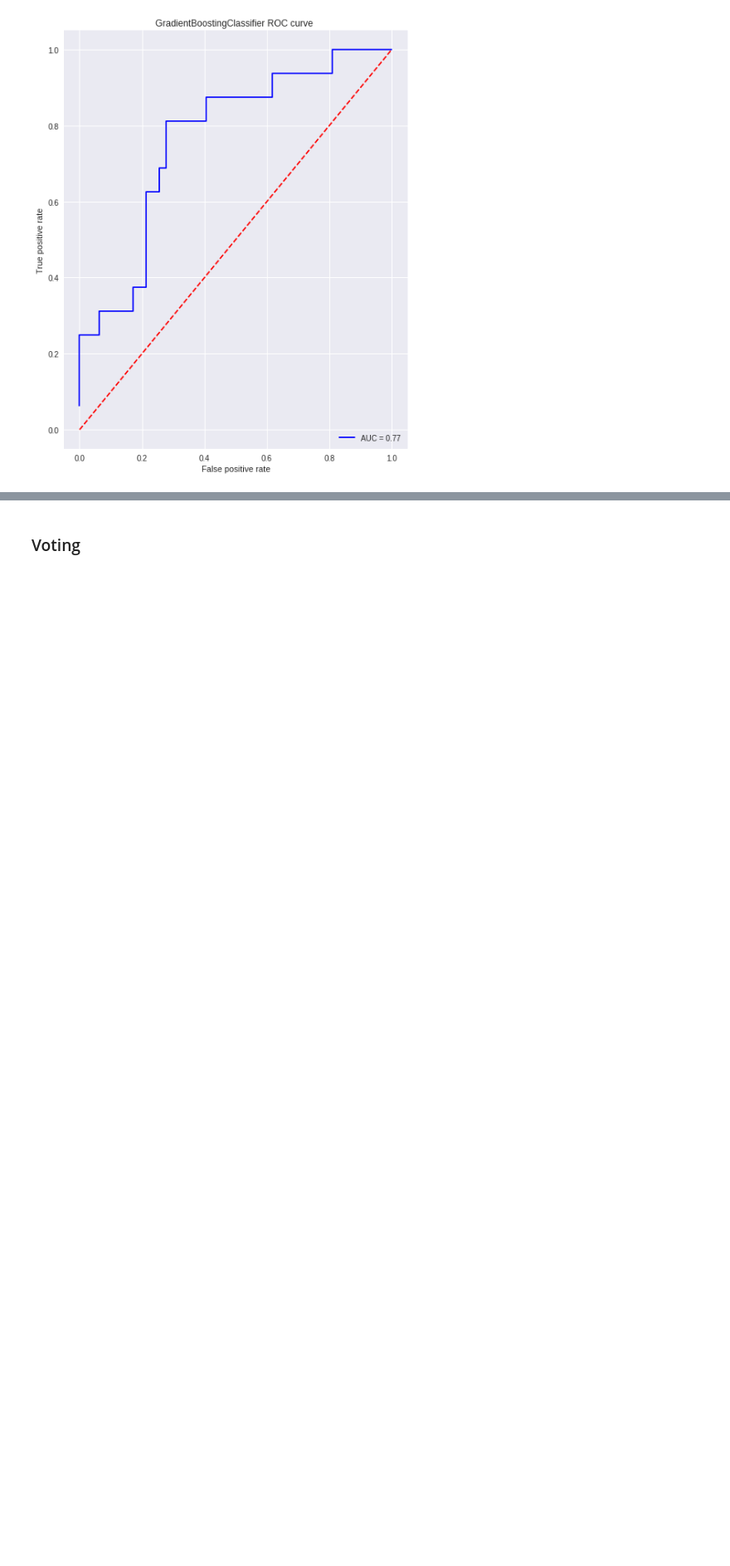
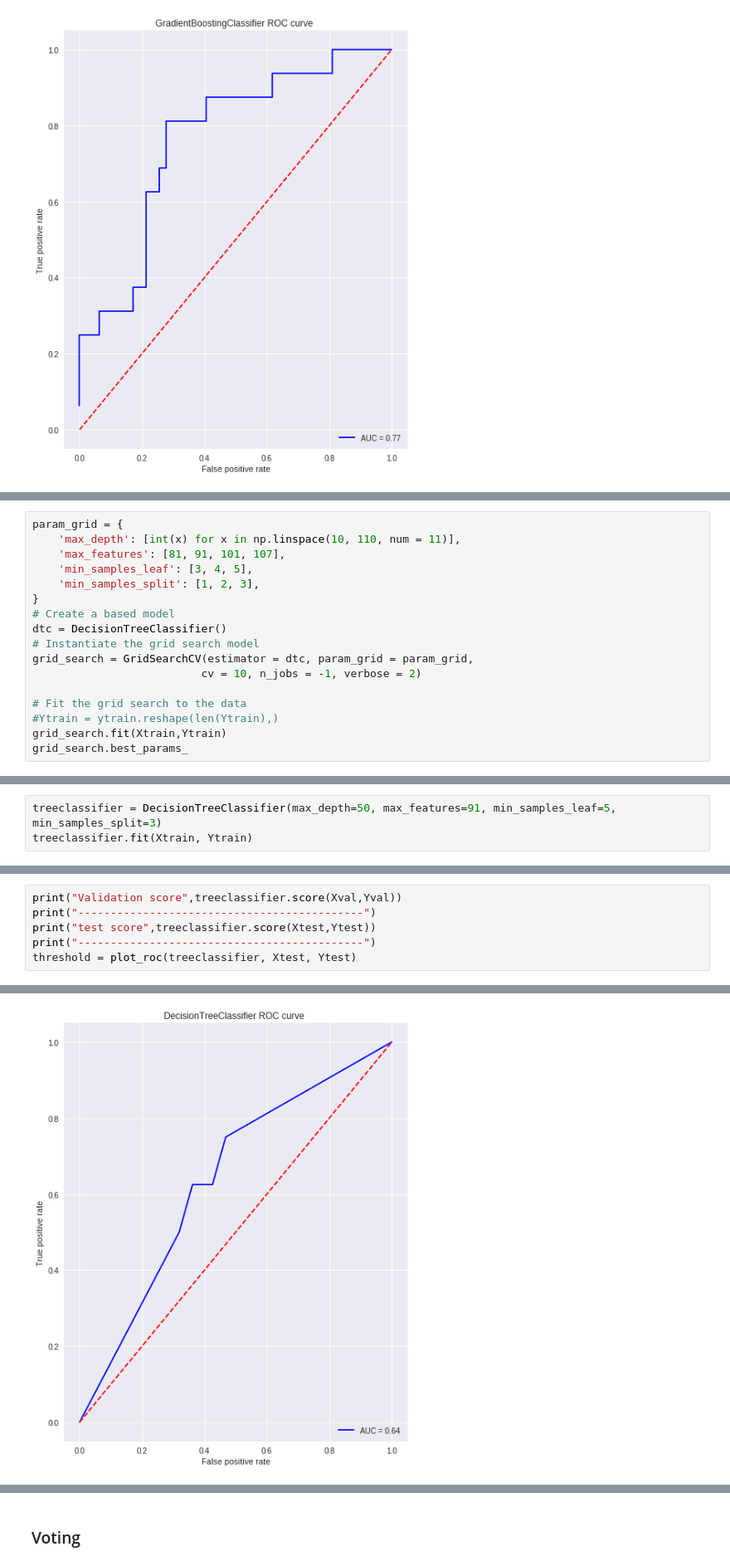
Before and after one commit to BYSD/Early-stage-breast-cancer-project, a Jupyter notebook: project.ipynb, the cells around one changed output, grey strips where cells are left out. Shown at 83% size. Cells and saved outputs as stored; diff of their text form; blank space fills up the shorter version.

```diff
--- a/project.ipynb
+++ b/project.ipynb
@@ -373,0 +426,17 @@ AUC score: 0.767287
+# %%
+param_grid = {
+    'max_depth': [int(x) for x in np.linspace(10, 110, num = 11)],
+    'max_features': [81, 91, 101, 107],
+    'min_samples_leaf': [3, 4, 5],
+    'min_samples_split': [1, 2, 3],
+}
+# Create a based model
+dtc = DecisionTreeClassifier()
+# Instantiate the grid search model
+grid_search = GridSearchCV(estimator = dtc, param_grid = param_grid,
+                          cv = 10, n_jobs = -1, verbose = 2)
+
+# Fit the grid search to the data
+#Ytrain = ytrain.reshape(len(Ytrain),)
+grid_search.fit(Xtrain,Ytrain)
+grid_search.best_params_
@@ -373,0 +502,3 @@ AUC score: 0.767287
+# %%
+treeclassifier = DecisionTreeClassifier(max_depth=50, max_features=91, min_samples_leaf=5, min_samples_split=3)
+treeclassifier.fit(Xtrain, Ytrain)
@@ -373,0 +511,7 @@ AUC score: 0.767287
+# %%
+print("Validation score",treeclassifier.score(Xval,Yval))
+print("--------------------------------------------")
+print("test score",treeclassifier.score(Xtest,Ytest))
+print("--------------------------------------------")
+threshold = plot_roc(treeclassifier, Xtest, Ytest)
+# %% [output]
@@ -373,0 +523 @@ AUC score: 0.767287
+[figure, added]
```
Also changed, not shown: parts of 26 cells of this notebook.
